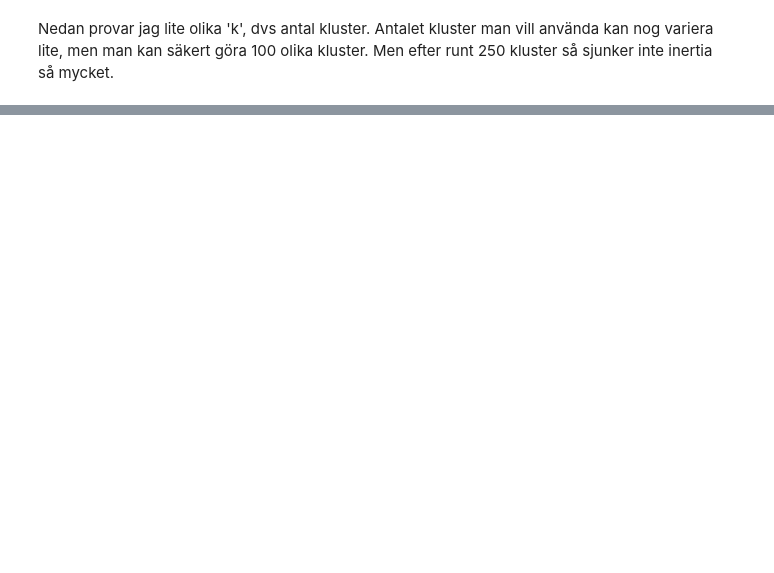
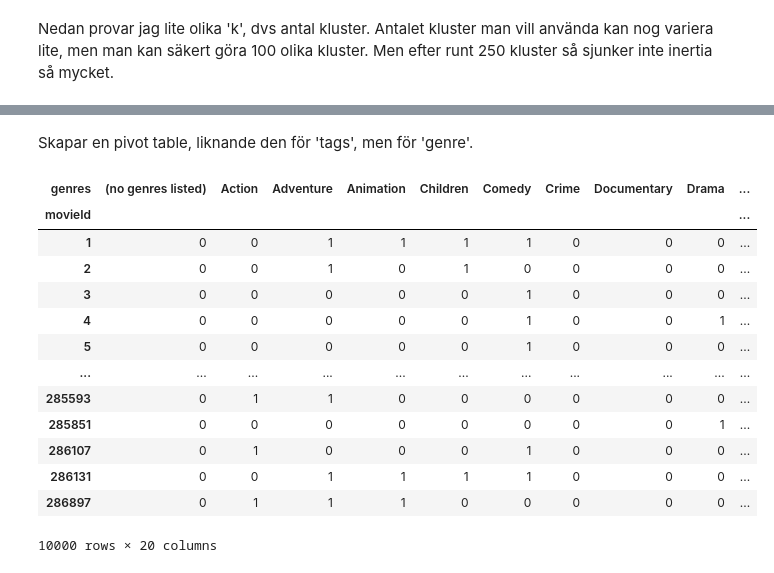
Before and after one commit to dancla240/Machine_Learning_Daniel_Claesson, a Jupyter notebook: Lab2/Lab_2_movie.ipynb, the cells around one changed output, grey strips where cells are left out. Cells and saved outputs as stored; diff of their text form; code cells hidden in the pictures; blank space fills up the shorter version.

```diff
--- a/Lab2/Lab_2_movie.ipynb
+++ b/Lab2/Lab_2_movie.ipynb
@@ -643,0 +699,20 @@ Name: count, dtype: int64
+# %% [markdown]
+Skapar en pivot table, liknande den för 'tags', men för 'genre'.
+# %%
+pivot_table_genre = pd.pivot_table(data=movies_exploded, index='movieId', columns='genres', aggfunc='size', fill_value=0)
+pivot_table_genre
+# %% [output]
+| genres | (no genres listed) | Action | Adventure | Animation | Children | Comedy | Crime | Documentary | Drama | ... |
+| movieId |  |  |  |  |  |  |  |  |  | ... |
+| 1 | 0 | 0 | 1 | 1 | 1 | 1 | 0 | 0 | 0 | ... |
+| 2 | 0 | 0 | 1 | 0 | 1 | 0 | 0 | 0 | 0 | ... |
+| 3 | 0 | 0 | 0 | 0 | 0 | 1 | 0 | 0 | 0 | ... |
+| 4 | 0 | 0 | 0 | 0 | 0 | 1 | 0 | 0 | 1 | ... |
+| 5 | 0 | 0 | 0 | 0 | 0 | 1 | 0 | 0 | 0 | ... |
+| ... | ... | ... | ... | ... | ... | ... | ... | ... | ... | ... |
+| 285593 | 0 | 1 | 1 | 0 | 0 | 0 | 0 | 0 | 0 | ... |
+| 285851 | 0 | 0 | 0 | 0 | 0 | 0 | 0 | 0 | 1 | ... |
+| 286107 | 0 | 1 | 0 | 0 | 0 | 1 | 0 | 0 | 0 | ... |
+| 286131 | 0 | 0 | 1 | 1 | 1 | 1 | 0 | 0 | 0 | ... |
+| 286897 | 0 | 1 | 1 | 1 | 0 | 0 | 0 | 0 | 0 | ... |
+10000 rows × 20 columns
```
Also changed, not shown: parts of 26 cells of this notebook.
